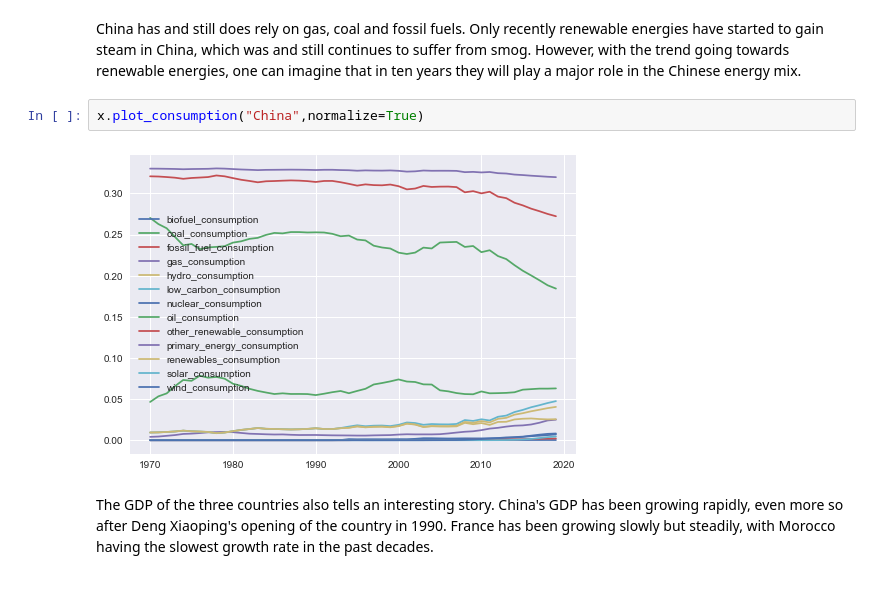
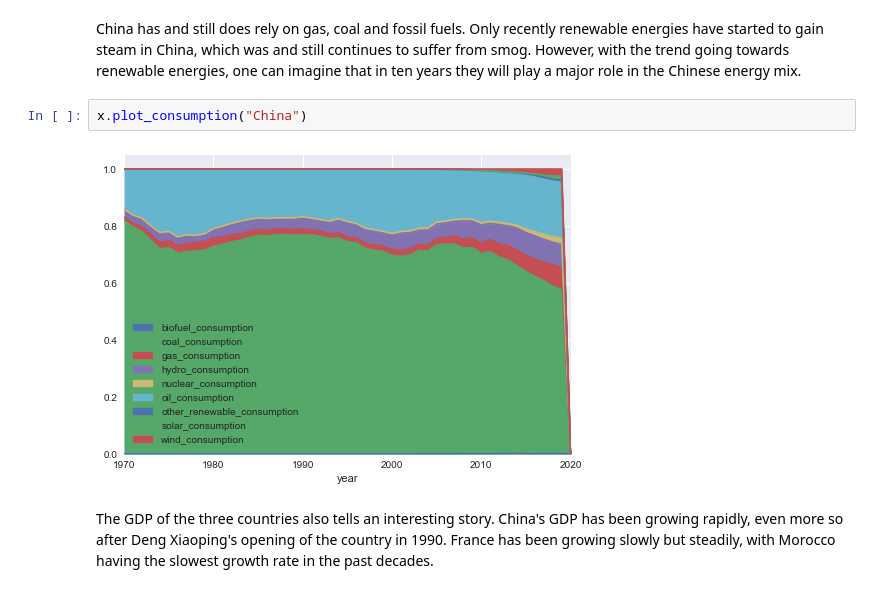
Before and after one commit to Milkafreak/Group_05, a Jupyter notebook: Showcase_notebook.ipynb, the cells around one changed output. Cells and saved outputs as stored; diff of their text form.

```diff
--- a/Showcase_notebook.ipynb
+++ b/Showcase_notebook.ipynb
@@ -41,9 +41,9 @@ x.plot_consumption("France",normalize=True)
 # %% [markdown]
 China has and still does rely on gas, coal and fossil fuels. Only recently renewable energies have started to gain steam in China, which was and still continues to suffer from smog. However, with the trend going towards renewable energies, one can imagine that in ten years they will play a major role in the Chinese energy mix.
 # %%
-x.plot_consumption("China",normalize=True)
+x.plot_consumption("China")
 # %% [output]
-[figure, old version]
+[figure, new version]
 # %% [markdown]
 The GDP of the three countries also tells an interesting story. China's GDP has been growing rapidly, even more so after Deng Xiaoping's opening of the country in 1990. France has been growing slowly but steadily, with Morocco having the slowest growth rate in the past decades.
 # %%
```
Also changed, not shown: parts of 6 cells of this notebook, 2 other files.
